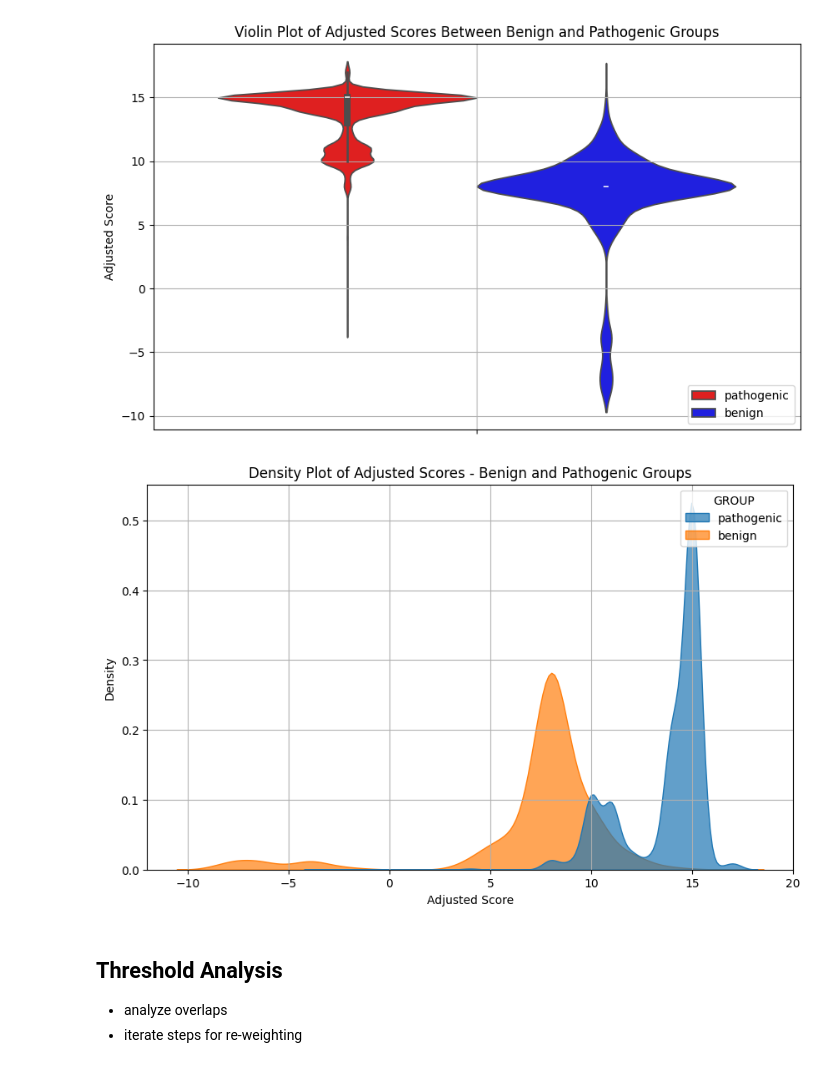
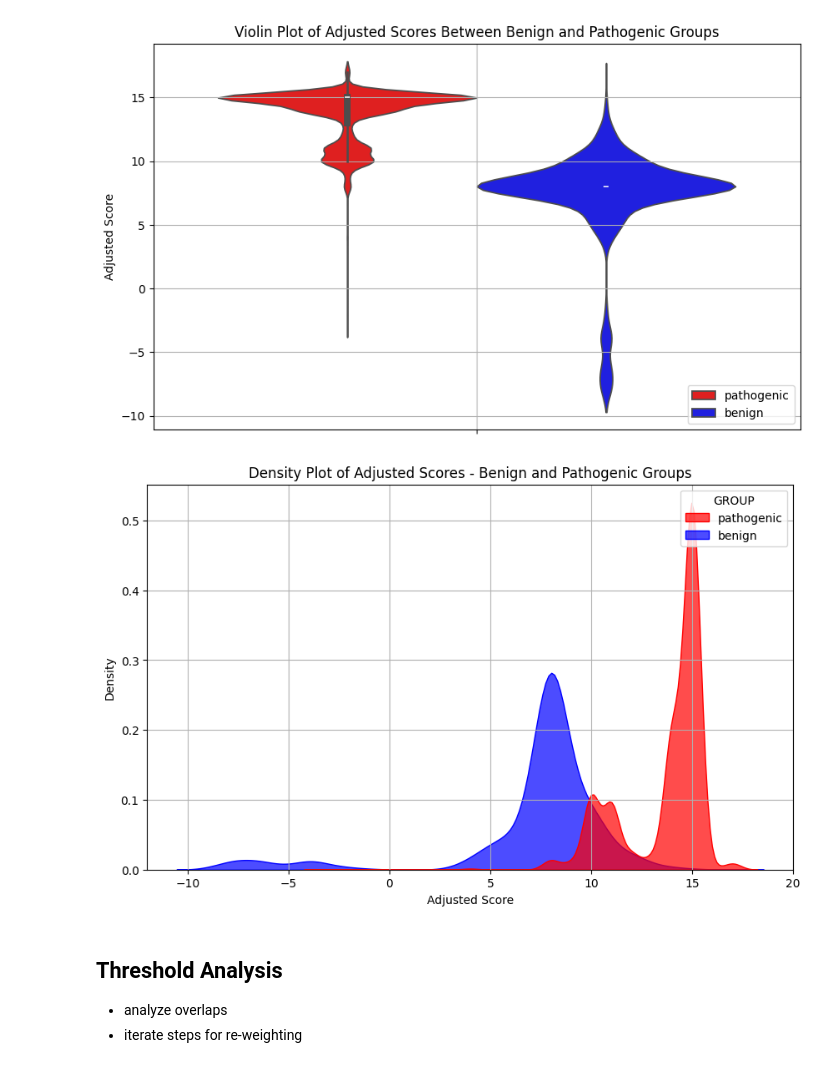
Before and after one commit to josefinelantz/GenScore, a Jupyter notebook: Submission.ipynb, the cells around one changed output. Drawn from its saved outputs; the diff is of its cells as text; code cells hidden in the pictures.

```diff
--- a/Submission.ipynb
+++ b/Submission.ipynb
@@ -381,22 +382,23 @@ plt.show()
 # %%
 # Density Plot
 plt.figure(figsize=(10, 6))
 sns.kdeplot(
     data=filtered_df,
     x='ADJUSTED_SCORE',
     hue='GROUP',
     fill=True,
     common_norm=False,
-    alpha=0.7
+    alpha=0.7,
+    palette=palette
 )
 plt.title("Density Plot of Adjusted Scores - Benign and Pathogenic Groups")
 plt.xlabel("Adjusted Score")
 plt.ylabel("Density")
 plt.grid()
 plt.savefig("density_adjusted_by_group.png")
 plt.show()
 # %% [output]
-[figure, old version]
+[figure, new version]
 # %% [markdown]
 ## Threshold Analysis
 - analyze overlaps
```
Also changed, not shown: parts of 8 cells of this notebook, 5 other files.
